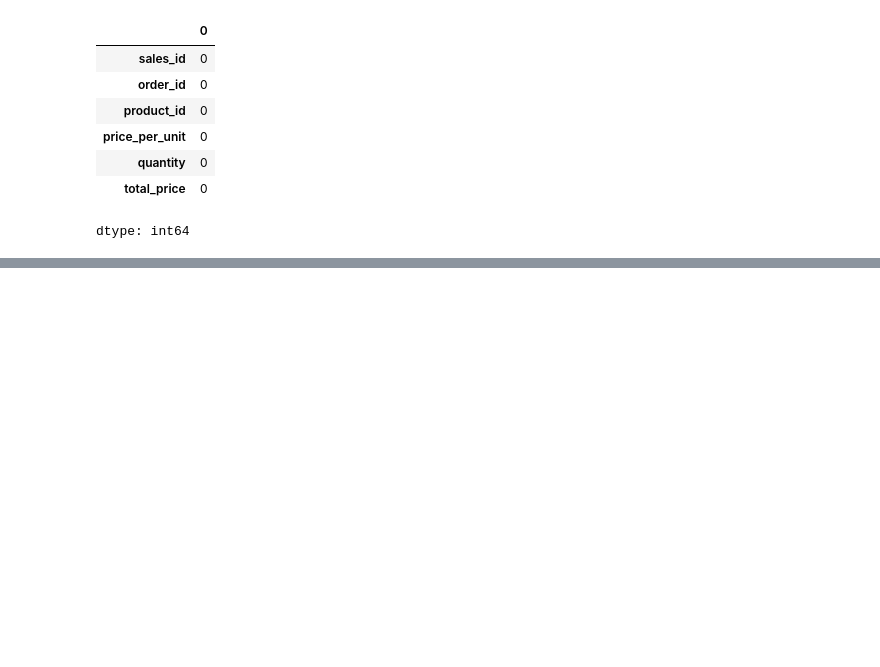
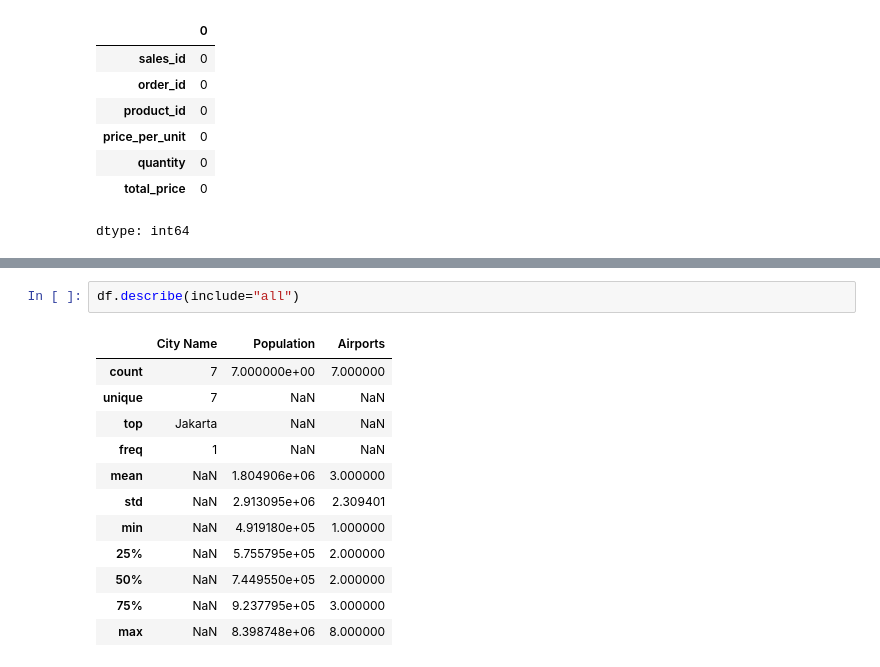
Before and after one commit to kancingkuning/data_analytics_with_python, a Jupyter notebook: data_wrangling.ipynb, the cells around one changed output, grey strips where cells are left out. Drawn from its saved outputs; the diff is of its cells as text; blank space fills up the shorter version.

```diff
--- a/data_wrangling.ipynb
+++ b/data_wrangling.ipynb
@@ -641,0 +687,15 @@ dtype: int64
+# %%
+df.describe(include="all")
+# %% [output]
+|  | City Name | Population | Airports |
+| count | 7 | 7.000000e+00 | 7.000000 |
+| unique | 7 | NaN | NaN |
+| top | Jakarta | NaN | NaN |
+| freq | 1 | NaN | NaN |
+| mean | NaN | 1.804906e+06 | 3.000000 |
+| std | NaN | 2.913095e+06 | 2.309401 |
+| min | NaN | 4.919180e+05 | 1.000000 |
+| 25% | NaN | 5.755795e+05 | 2.000000 |
+| 50% | NaN | 7.449550e+05 | 2.000000 |
+| 75% | NaN | 9.237795e+05 | 3.000000 |
+| max | NaN | 8.398748e+06 | 8.000000 |
```
Also changed, not shown: parts of 7 cells of this notebook.
